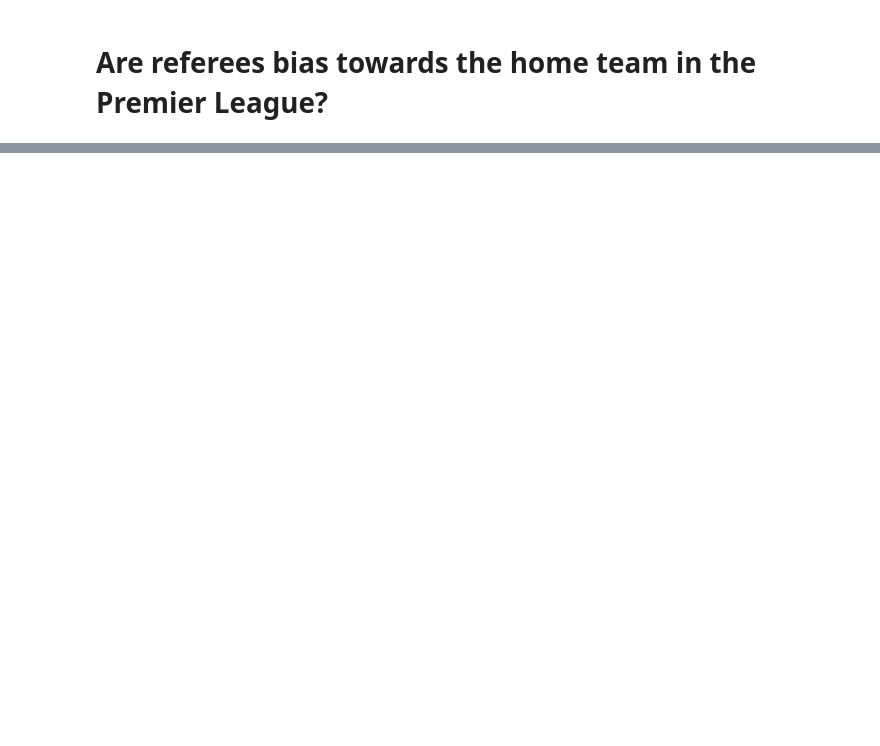
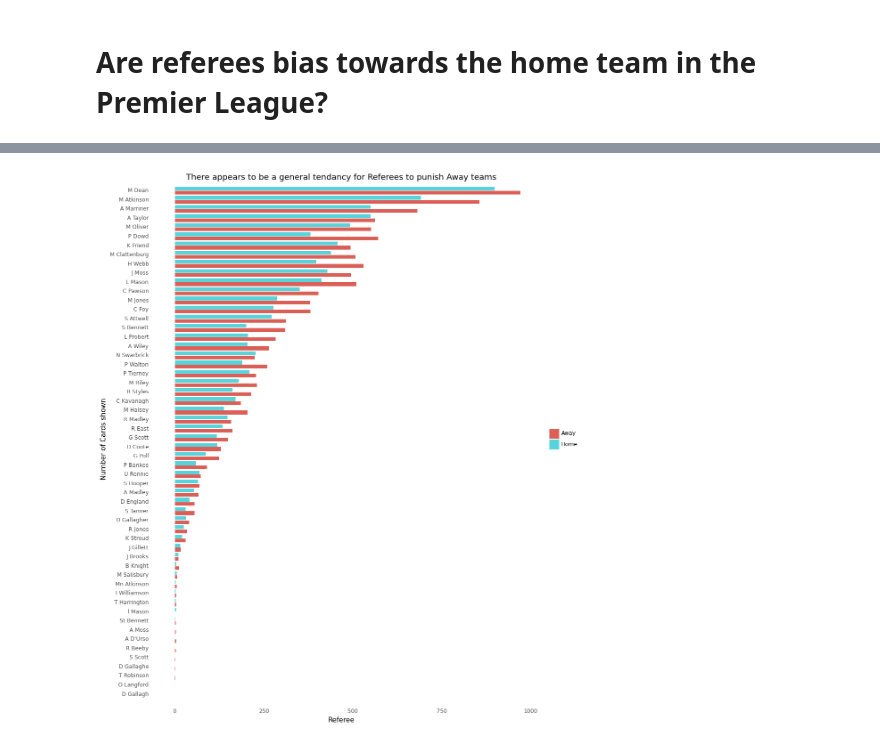
Before and after one commit to viswambaran/ASMM, a Jupyter notebook: Summative2/ASMMReport.ipynb, the cells around one changed output, grey strips where cells are left out. Drawn from its saved outputs; the diff is of its cells as text; code cells hidden in the pictures; blank space fills up the shorter version.

```diff
--- a/Summative2/ASMMReport.ipynb
+++ b/Summative2/ASMMReport.ipynb
@@ -123,0 +254,22 @@ This bias however is not just limited to football it can be observed in all spor
+# %%
+## Cards per ref
+
+cards_by_ref = df.groupby('Referee').agg(
+    Home = pd.NamedAgg(column='Total_Home_Cards', aggfunc=sum),
+    Away = pd.NamedAgg(column='Total_Away_Cards', aggfunc=sum)
+).sort_values(by="Home", ascending=False).reset_index().melt(id_vars='Referee')
+
+(ggplot(data=cards_by_ref,
+        mapping=aes(x = 'reorder(Referee, value)', y = 'value', fill = 'variable')) +
+        geom_col(position = position_dodge2()) +
+        coord_flip() +
+        theme_minimal() +
+        ggtitle("There appears to be a general tendancy for Referees to punish Away teams") +
+        xlab("Number of Cards shown")+
+        ylab("Referee" ) +
+        theme(figure_size=(11,15),
+              panel_grid_major=element_blank(),
+              legend_title=element_blank(),
+              panel_grid_minor=element_blank())).draw();
+# %% [output]
+[figure, added]
```
Also changed, not shown: parts of 13 cells of this notebook.
